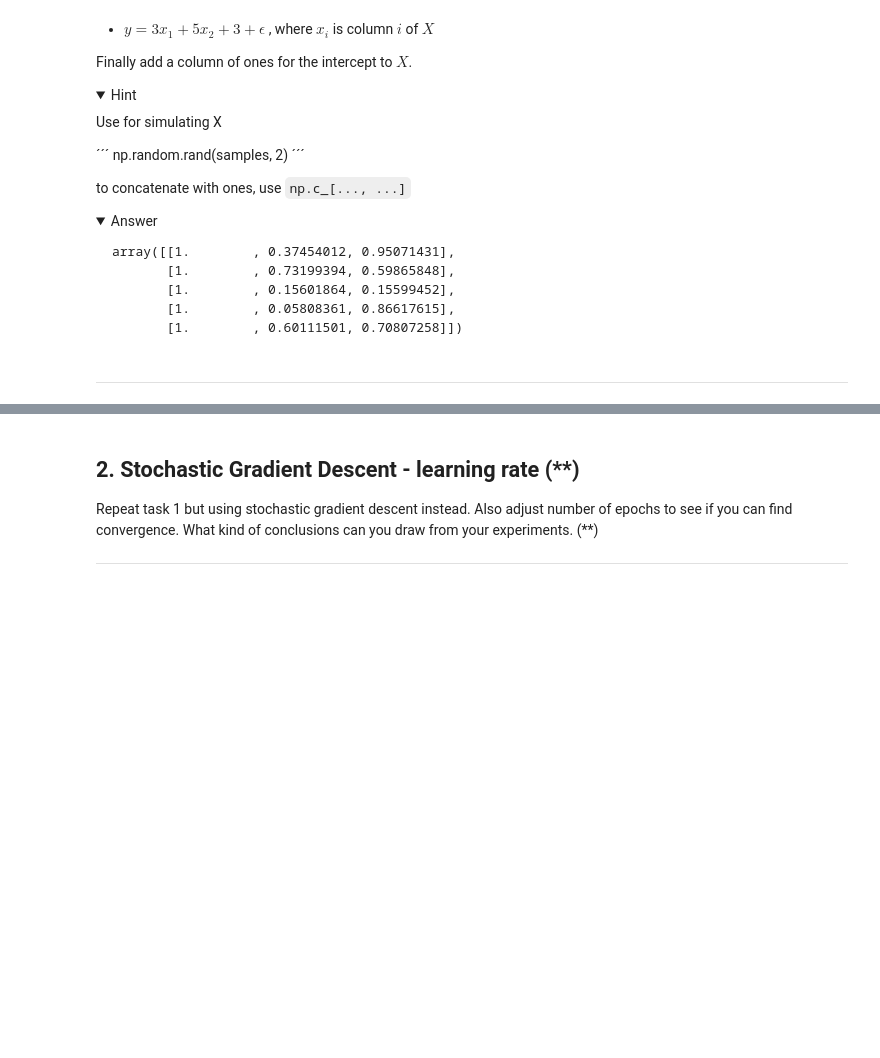
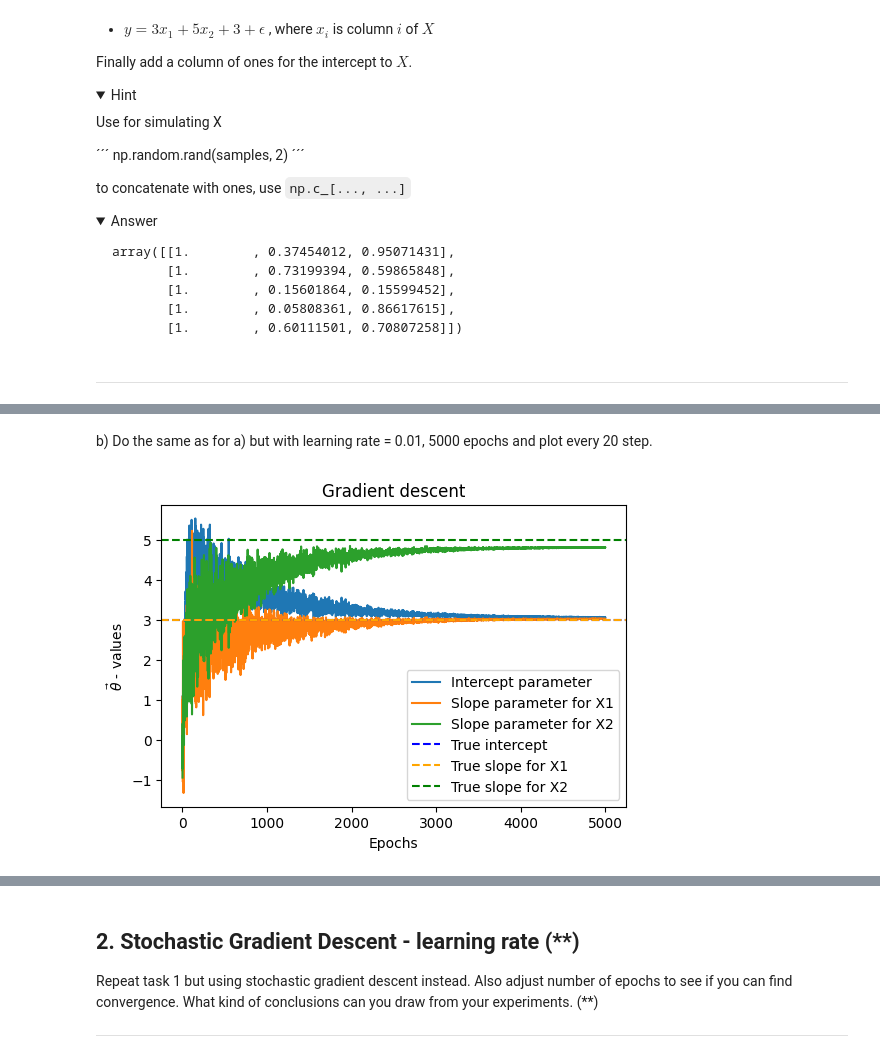
Before and after one commit to yuna-liu/Maskininlarning-Yuna-Liu, a Jupyter notebook: Exercises/E01_gradient_descent.ipynb, the cells around one changed output, grey strips where cells are left out. Saved outputs shown, nothing was run; the diff lists cells and outputs as text; code cells hidden in the pictures; folded sections open; blank space fills up the shorter version.

```diff
--- a/Exercises/E01_gradient_descent.ipynb
+++ b/Exercises/E01_gradient_descent.ipynb
@@ -128,0 +265,12 @@ b)
+# %% [markdown]
+b) Do the same as for a) but with learning rate  = 0.01, 5000 epochs and plot every 20 step.
+# %%
+theta = gradient_descent(X_train, y_train, learning_rate=0.01, epochs=20)
+theta.reshape(-1)
+
+epochs = range(1,5000)
+thetas = np.array([gradient_descent(X_train, y_train, learning_rate=0.01, epochs = epoch).reshape(-1) for epoch in epochs])
+
+gradient_descent_plot(epochs, thetas)
+# %% [output]
+[figure, added]
```
Also changed, not shown: parts of 18 cells of this notebook, 1 other file.
